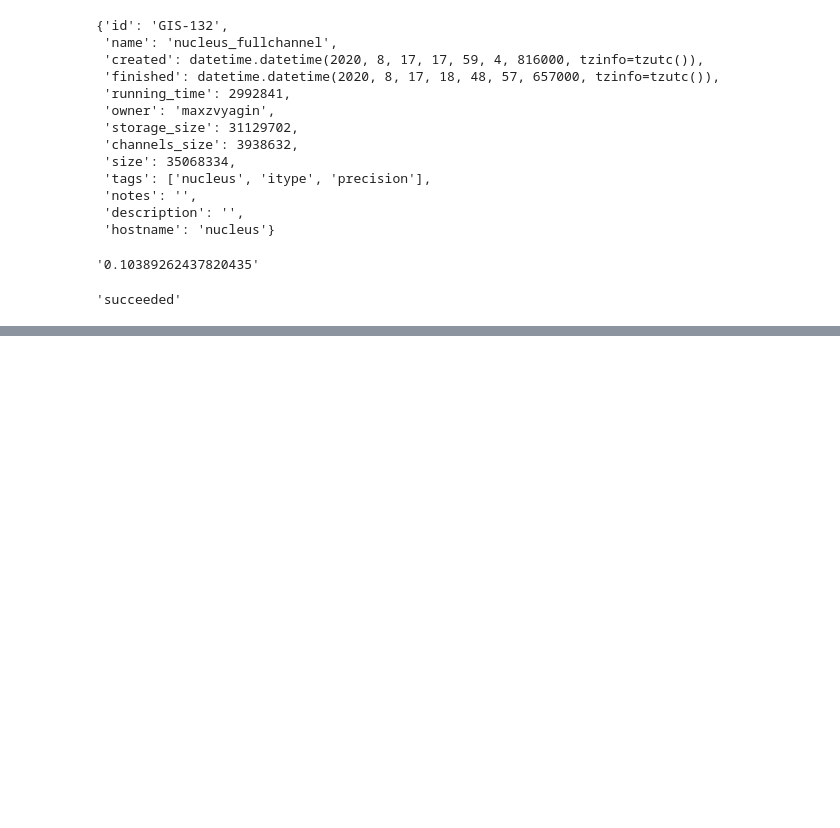
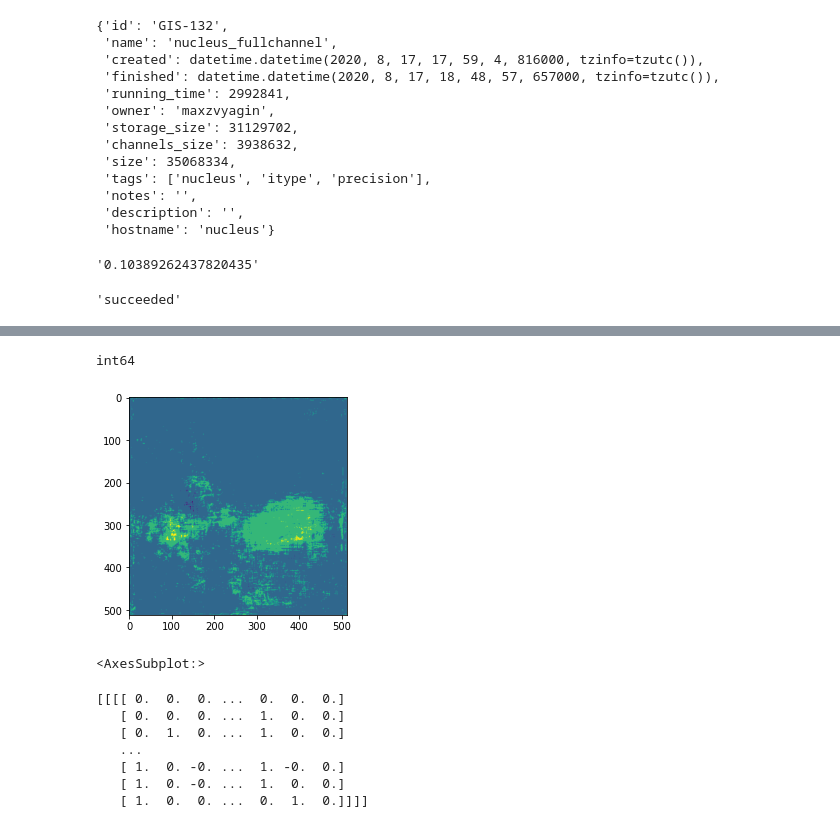
Before and after one commit to maxzvyagin/ephemeral_streams_code, a Jupyter notebook: model_visualization.ipynb, the cells around one changed output, grey strips where cells are left out. Drawn from its saved outputs; the diff is of its cells as text; code cells hidden in the pictures; blank space fills up the shorter version.

```diff
--- a/model_visualization.ipynb
+++ b/model_visualization.ipynb
@@ -126,5 +126,21 @@ Text(0.5, 0.98, 'Experiment: size, Test Loss: 0.3381791313489278')
 Text(0.5, 0.98, 'Experiment: size, Test Loss: 0.3381791313489278')
 ... (4 outputs left out)
+# %%
+check = res.astype(int)
+print(check.dtype)
+show(check)
+print(res[:15])
+# %% [output]
+int64
+[figure, added]
+<AxesSubplot:>
+[[[[ 0.  0.  0. ...  0.  0.  0.]
+   [ 0.  0.  0. ...  1.  0.  0.]
+   [ 0.  1.  0. ...  1.  0.  0.]
+   ...
+   [ 1.  0. -0. ...  1. -0.  0.]
+   [ 1.  0. -0. ...  1.  0.  0.]
+   [ 1.  0.  0. ...  0.  1.  0.]]]]
 # %%
 for e in experiments:
     # load in the model
```
Also changed, not shown: parts of 1 cell of this notebook, 2 other files.
